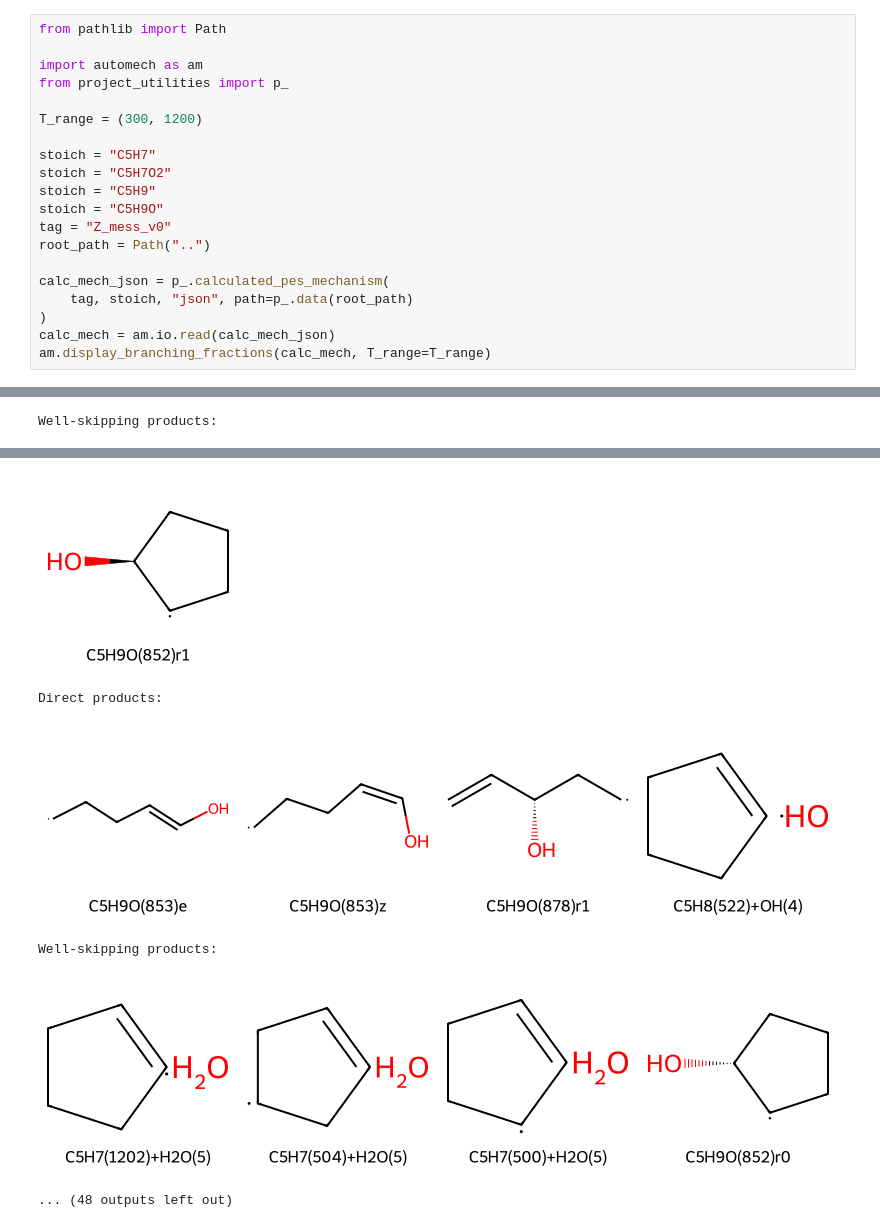
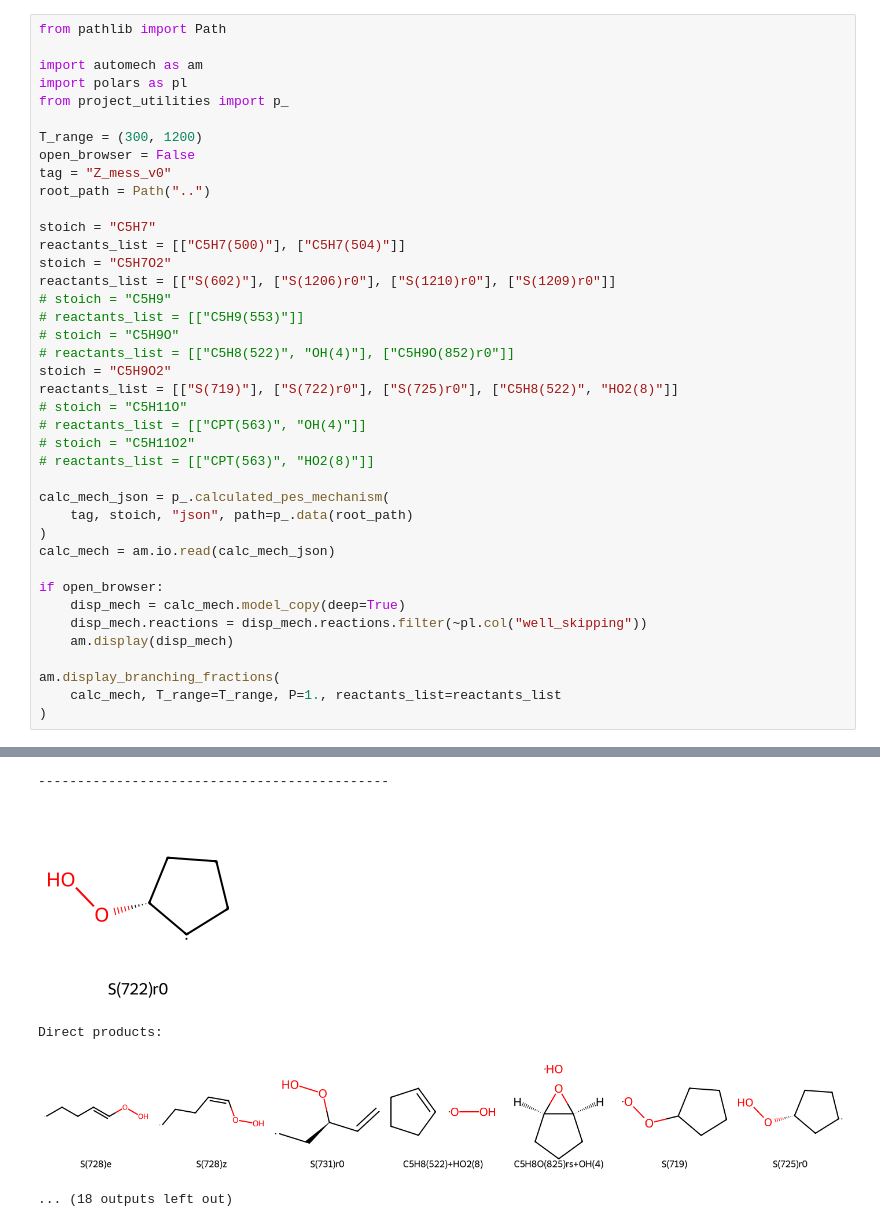
Before and after one commit to avcopan/project-cyclopentane, a Jupyter notebook: notebooks/branch_frac.ipynb, the cells around one changed output, grey strips where cells are left out. Saved outputs shown, nothing was run; the diff lists cells and outputs as text.

```diff
--- a/notebooks/branch_frac.ipynb
+++ b/notebooks/branch_frac.ipynb
@@ -2,20 +2,40 @@
 from pathlib import Path
 
 import automech as am
+import polars as pl
 from project_utilities import p_
 
 T_range = (300, 1200)
+open_browser = False
+tag = "Z_mess_v0"
+root_path = Path("..")
 
 stoich = "C5H7"
+reactants_list = [["C5H7(500)"], ["C5H7(504)"]]
 stoich = "C5H7O2"
-stoich = "C5H9"
-stoich = "C5H9O"
-tag = "Z_mess_v0"
-root_path = Path("..")
+reactants_list = [["S(602)"], ["S(1206)r0"], ["S(1210)r0"], ["S(1209)r0"]]
+# stoich = "C5H9"
+# reactants_list = [["C5H9(553)"]]
+# stoich = "C5H9O"
+# reactants_list = [["C5H8(522)", "OH(4)"], ["C5H9O(852)r0"]]
+stoich = "C5H9O2"
+reactants_list = [["S(719)"], ["S(722)r0"], ["S(725)r0"], ["C5H8(522)", "HO2(8)"]]
+# stoich = "C5H11O"
+# reactants_list = [["CPT(563)", "OH(4)"]]
+# stoich = "C5H11O2"
+# reactants_list = [["CPT(563)", "HO2(8)"]]
 
 calc_mech_json = p_.calculated_pes_mechanism(
     tag, stoich, "json", path=p_.data(root_path)
 )
 calc_mech = am.io.read(calc_mech_json)
-am.display_branching_fractions(calc_mech, T_range=T_range)
+
+if open_browser:
+    disp_mech = calc_mech.model_copy(deep=True)
+    disp_mech.reactions = disp_mech.reactions.filter(~pl.col("well_skipping"))
+    am.display(disp_mech)
+
+am.display_branching_fractions(
+    calc_mech, T_range=T_range, P=1., reactants_list=reactants_list
+)
 # %% [output]
@@ -26 +48,0 @@ Direct products:
-Well-skipping products:
@@ -28,7 +49,6 @@ Well-skipping products:
 [interactive output not drawn]
+---------------------------------------------
-[figure, old version]
+[figure, new version]
-Direct products:
+Direct products:
-[figure, old version]
+[figure, new version]
-Well-skipping products:
-[figure, removed]
-... (48 outputs left out)
+... (18 outputs left out)
```
Also changed, not shown: parts of 2 cells of this notebook.
